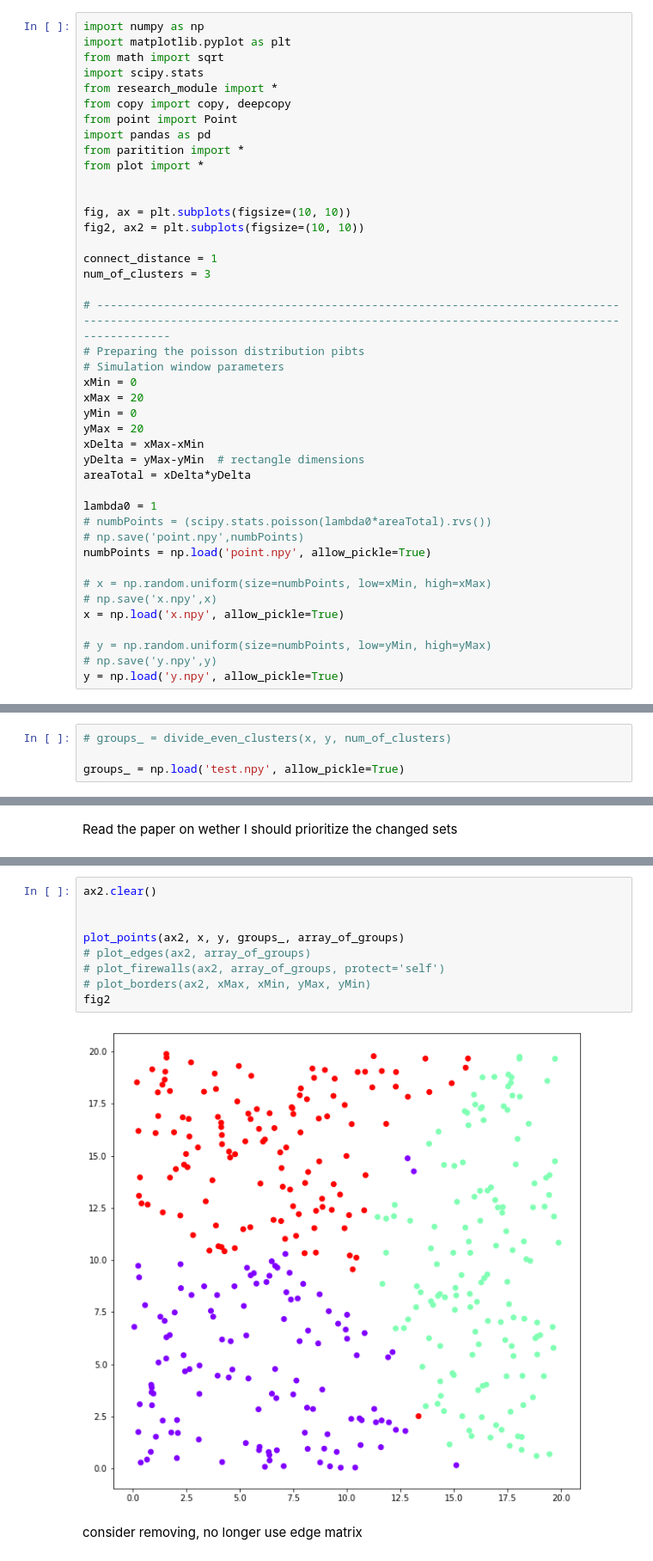
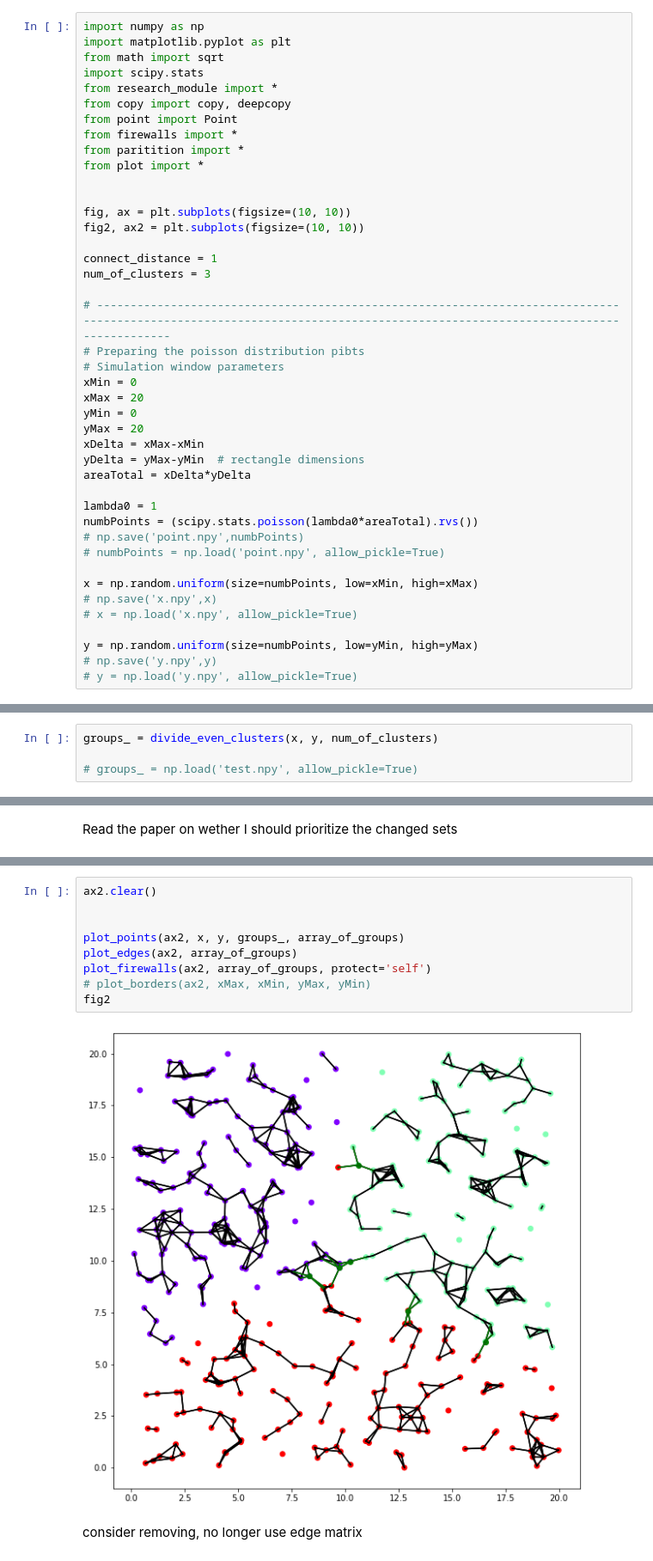
Before and after one commit to Wa-lead/clusters_multiway_partitioning, a Jupyter notebook: main.ipynb, the cells around one changed output, grey strips where cells are left out. Shown at 86% size. Drawn from its saved outputs; the diff is of its cells as text.

```diff
--- a/main.ipynb
+++ b/main.ipynb
@@ -14,7 +14,7 @@ import scipy.stats
 from research_module import *
 from copy import copy, deepcopy
 from point import Point
-import pandas as pd
+from firewalls import *
 from paritition import *
 from plot import *
 
@@ -37,17 +37,17 @@ yDelta = yMax-yMin  # rectangle dimensions
 areaTotal = xDelta*yDelta
 
 lambda0 = 1
-# numbPoints = (scipy.stats.poisson(lambda0*areaTotal).rvs())
+numbPoints = (scipy.stats.poisson(lambda0*areaTotal).rvs())
 # np.save('point.npy',numbPoints)
-numbPoints = np.load('point.npy', allow_pickle=True)
+# numbPoints = np.load('point.npy', allow_pickle=True)
 
-# x = np.random.uniform(size=numbPoints, low=xMin, high=xMax)
+x = np.random.uniform(size=numbPoints, low=xMin, high=xMax)
 # np.save('x.npy',x)
-x = np.load('x.npy', allow_pickle=True)
+# x = np.load('x.npy', allow_pickle=True)
 
-# y = np.random.uniform(size=numbPoints, low=yMin, high=yMax)
+y = np.random.uniform(size=numbPoints, low=yMin, high=yMax)
 # np.save('y.npy',y)
-y = np.load('y.npy', allow_pickle=True)
+# y = np.load('y.npy', allow_pickle=True)
 # %% [output]
 [figure]
 [figure]
@@ -56,9 +56,9 @@ y = np.load('y.npy', allow_pickle=True)
 
 This is dont through `k_means_constrained` within, the constraint is that each `Group` should be within 10% of the equal cut
 # %%
-# groups_ = divide_even_clusters(x, y, num_of_clusters)
+groups_ = divide_even_clusters(x, y, num_of_clusters)
 
-groups_ = np.load('test.npy', allow_pickle=True)
+# groups_ = np.load('test.npy', allow_pickle=True)
 # %% [markdown]
 ### Prepare the `Point` objects and `Group` objects
 # %%
@@ -188,14 +182,14 @@ while i < num_of_clusters:
 # %%
 ax2.clear()
 
 
 plot_points(ax2, x, y, groups_, array_of_groups)
-# plot_edges(ax2, array_of_groups)
-# plot_firewalls(ax2, array_of_groups, protect='self')
+plot_edges(ax2, array_of_groups)
+plot_firewalls(ax2, array_of_groups, protect='self')
 # plot_borders(ax2, xMax, xMin, yMax, yMin)
 fig2
 # %% [output]
-[figure, old version]
+[figure, new version]
 # %% [markdown]
 consider removing, no longer use edge matrix
 # %%
```
Also changed, not shown: parts of 7 cells of this notebook, 11 other files.
